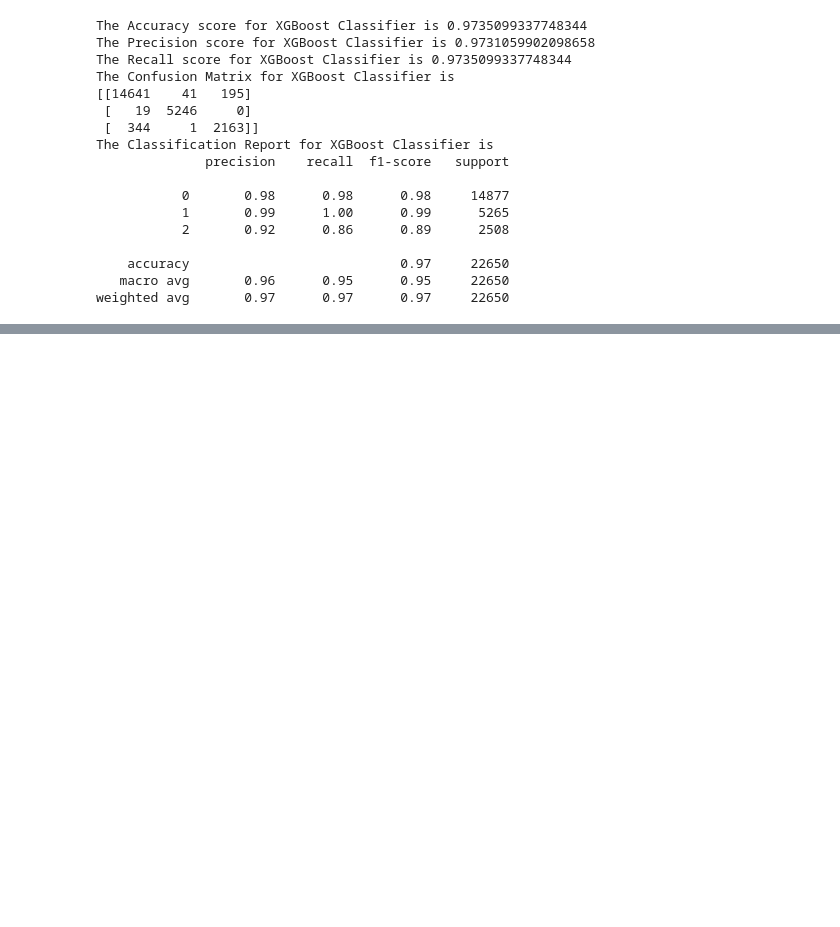
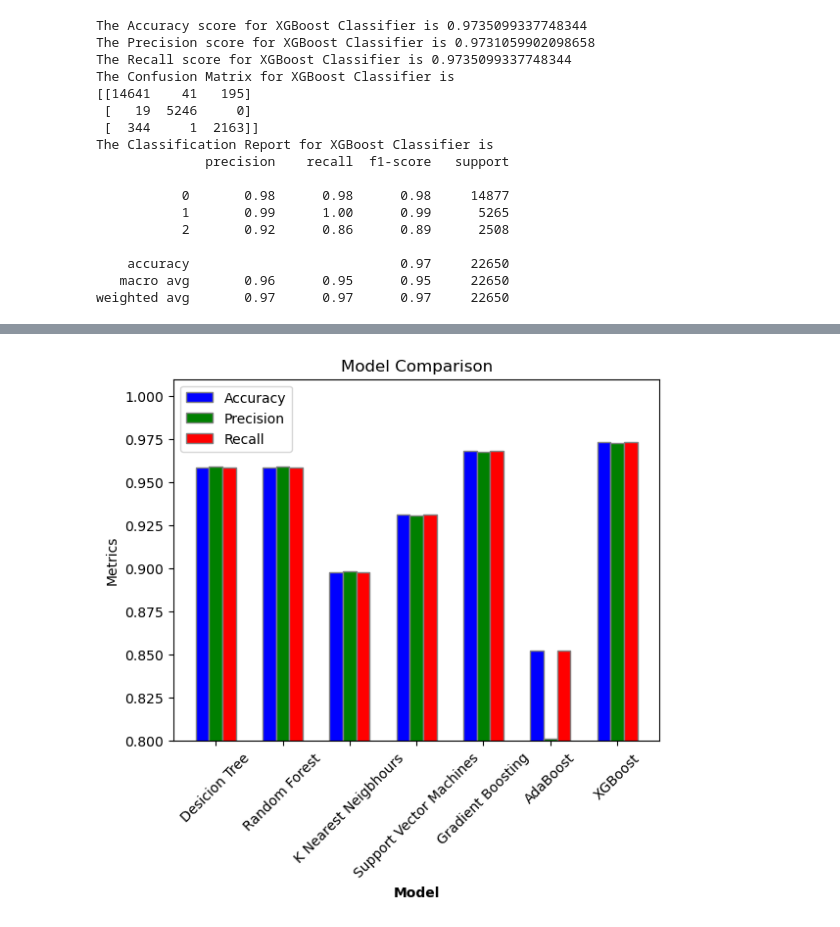
Before and after one commit to NavyaSai-V/Stellar_Object_Classification, a Jupyter notebook: Stellar_object_detection.ipynb, the cells around one changed output, grey strips where cells are left out. Saved outputs shown, nothing was run; the diff lists cells and outputs as text; code cells hidden in the pictures; blank space fills up the shorter version.

Commit message:
model comparision

```diff
--- a/Stellar_object_detection.ipynb
+++ b/Stellar_object_detection.ipynb
@@ -644,0 +647,11 @@ weighted avg       0.97      0.97      0.97     22650
+# %%
+#Creating a dataframe with all the models with respect to all evaluation metrics
+Model_compare = pd.DataFrame({
+    'Models': ['Desicion Tree', 'Random Forest', 'K Nearest Neigbhours', 'Support Vector Machines', 'Gradient Boosting', 'AdaBoost', 'XGBoost'],
+    'Accuracy' : [accuracy_DT, accuracy_RF, accuracy_knn, accuracy_svc, accuracy_gb, accuracy_ab, accuracy_xgb],
+    'Precision' : [precision_DT, precision_RF, precision_knn, precision_svc, precision_gb, precision_ab, precision_xgb],
+    'Recall' : [recall_DT, recall_RF, recall_knn, recall_svc, recall_gb, recall_ab, recall_xgb]
+})
+
+#Displaying the dataframe
+Model_compare.head(7)
@@ -644,0 +667,34 @@ weighted avg       0.97      0.97      0.97     22650
+# %%
+#ploting all the models Evaluation metrics
+
+# Number of models
+n_models = len(Model_compare['Models'])
+
+# Setting the positions and width for the bars
+bar_width = 0.2
+r1 = np.arange(n_models)
+r2 = [x + bar_width for x in r1]
+r3 = [x + bar_width for x in r2]
+
+# Plotting the bars
+plt.bar(r1, Model_compare['Accuracy'], color='b', width=bar_width, edgecolor='grey', label='Accuracy')
+plt.bar(r2, Model_compare['Precision'], color='g', width=bar_width, edgecolor='grey', label='Precision')
+plt.bar(r3, Model_compare['Recall'], color='r', width=bar_width, edgecolor='grey', label='Recall')
+
+# Adding the xticks
+plt.xlabel('Model', fontweight='bold')
+plt.xticks([r + bar_width for r in range(n_models)], Model_compare['Models'])
+
+# Adding labels and title
+plt.ylabel('Metrics')
+plt.title('Model Comparison')
+plt.legend()
+plt.xticks(rotation=45)
+
+# Set y-axis limits
+plt.ylim(0.8, 1.01)
+
+# Show the plot
+plt.show()
+# %% [output]
+[figure, added]
```
Also changed, not shown: parts of 2 cells of this notebook.
